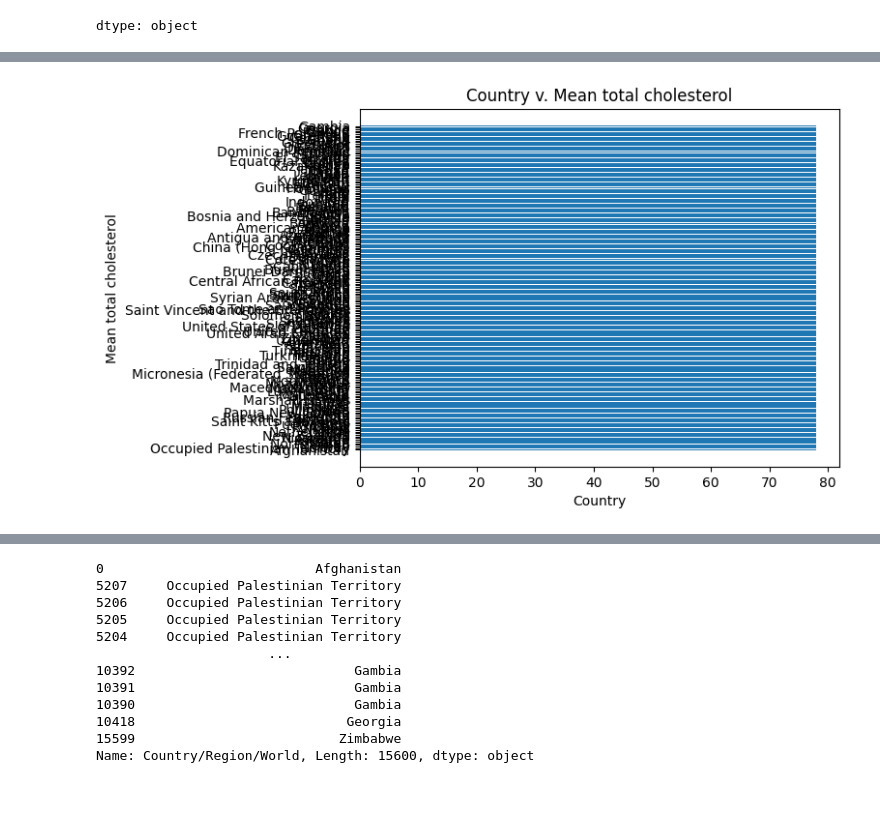
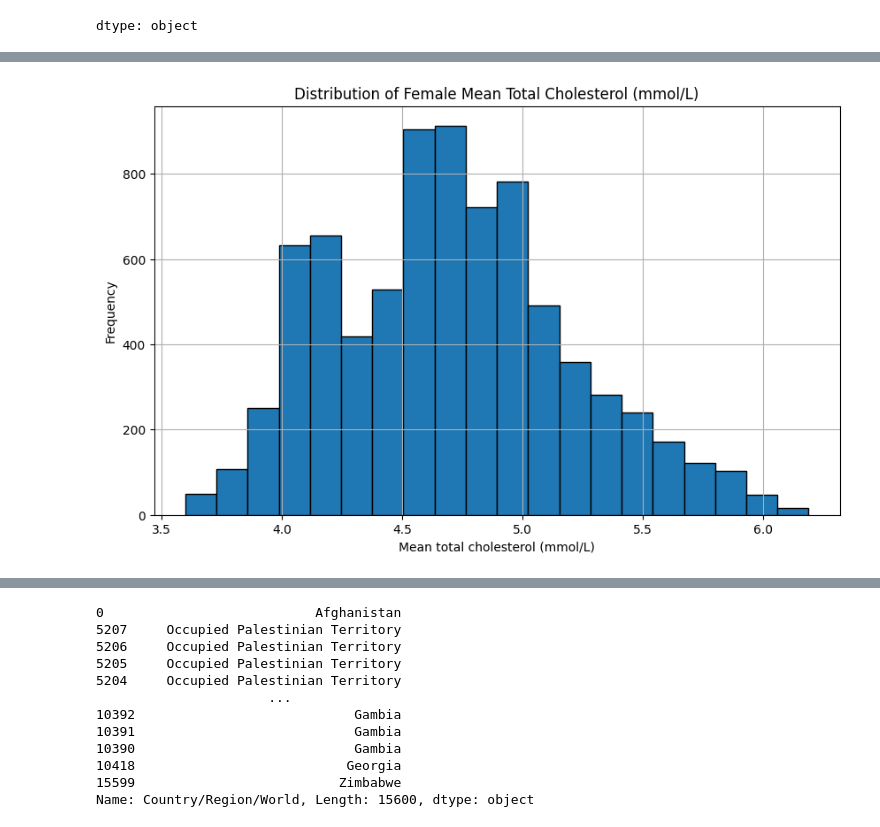
Before and after one commit to muminat58/dsrp_2026, a Jupyter notebook: DSPR_2026_Muminat.ipynb, the cells around one changed output, grey strips where cells are left out. Saved outputs shown, nothing was run; the diff lists cells and outputs as text; code cells hidden in the pictures; blank space fills up the shorter version.

```diff
--- a/DSPR_2026_Muminat.ipynb
+++ b/DSPR_2026_Muminat.ipynb
@@ -135,12 +176,10 @@ plt.show()
-# %%
-counts = df["Country/Region/World"].value_counts()
-
-plt.barh(counts.index, counts.values)
-
-plt.title("Country v. Mean total cholesterol")
-plt.xlabel("Country")
-plt.ylabel("Mean total cholesterol")
-
-plt.show()
-# %% [output]
-[figure, removed]
+# %%
+plt.figure(figsize=(10, 6))
+plt.hist(female_df['Mean total cholesterol (mmol/L)'], bins=20, edgecolor='black')
+plt.title('Distribution of Female Mean Total Cholesterol (mmol/L)')
+plt.xlabel('Mean total cholesterol (mmol/L)')
+plt.ylabel('Frequency')
+plt.grid(True)
+plt.show()
+# %% [output]
+[figure, added]
```
Also changed, not shown: parts of 16 cells of this notebook.
